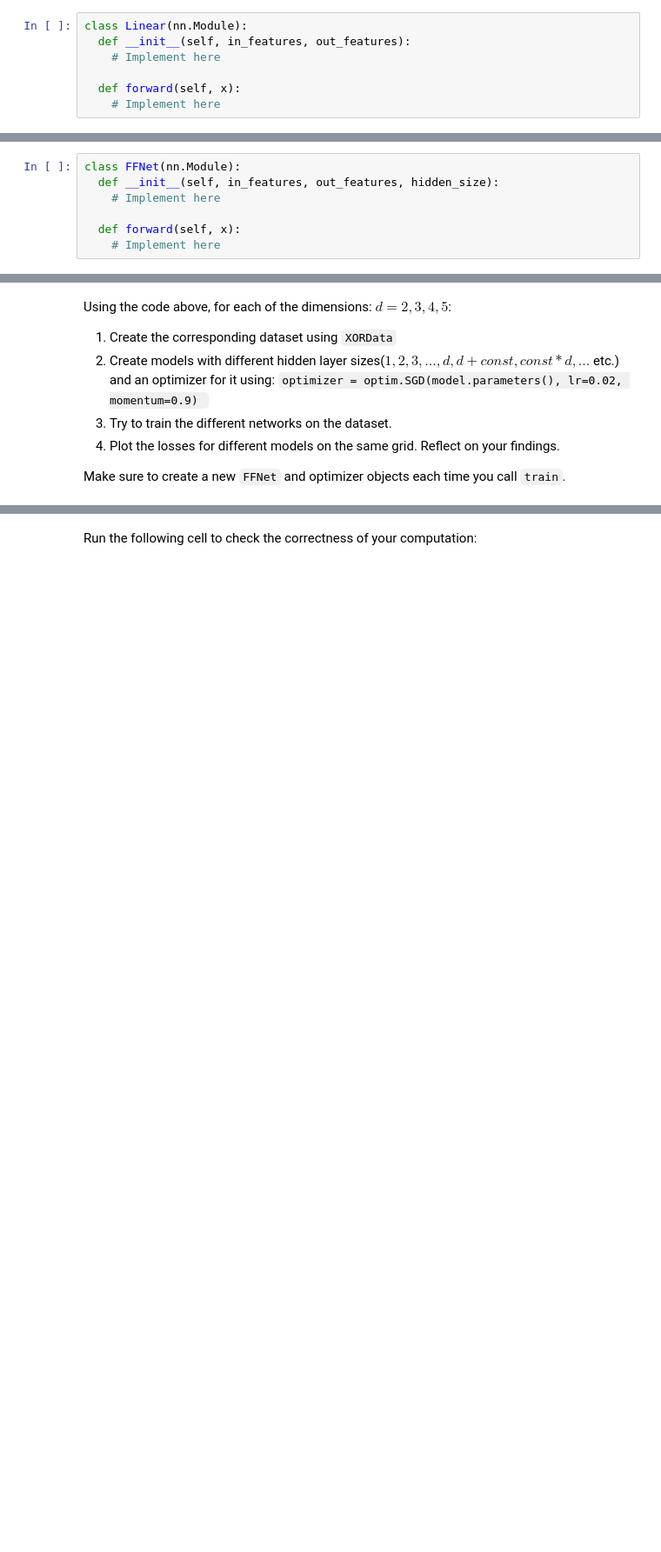
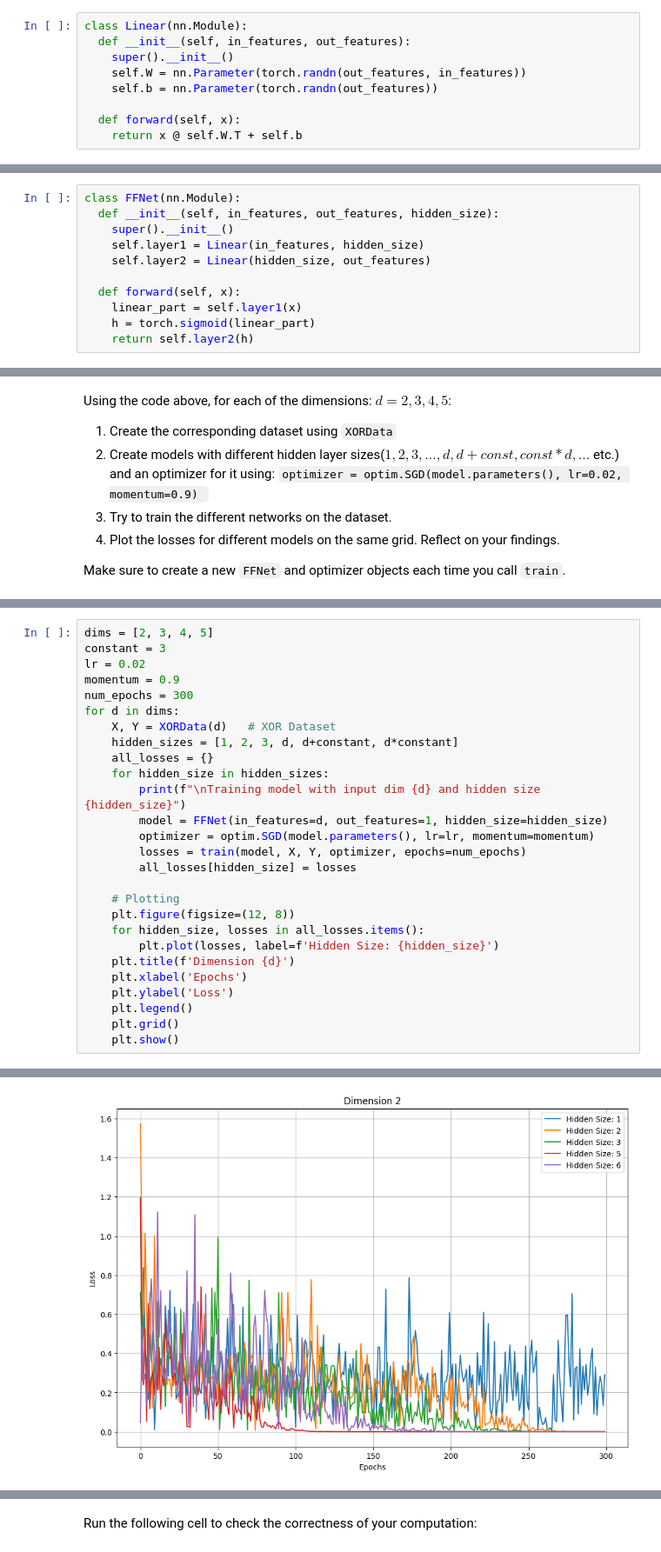
Before and after one commit to aishadahesh/DeepLearning, a Jupyter notebook: hw1/DL_HW1.ipynb, the cells around one changed output, grey strips where cells are left out. Shown at 87% size. Cells and saved outputs as stored; diff of their text form; blank space fills up the shorter version.

```diff
--- a/hw1/DL_HW1.ipynb
+++ b/hw1/DL_HW1.ipynb
@@ -408,10 +408,12 @@ Implement the following:
 # %%
 class Linear(nn.Module):
   def __init__(self, in_features, out_features):
-    # Implement here
+    super().__init__()
+    self.W = nn.Parameter(torch.randn(out_features, in_features))
+    self.b = nn.Parameter(torch.randn(out_features))
 
   def forward(self, x):
-    # Implement here
+    return x @ self.W.T + self.b
 # %% [markdown]
 2. A feedforward neural network:`FFNet(torch.nn.module)`\
 • Use the `Linear` class you implemented to construct a network with `in_features` input size, `out_features` output size, and one hidden layer with `hidden_size` neurons.\
@@ -419,10 +421,14 @@ class Linear(nn.Module):
 # %%
 class FFNet(nn.Module):
   def __init__(self, in_features, out_features, hidden_size):
-    # Implement here
+    super().__init__()
+    self.layer1 = Linear(in_features, hidden_size)
+    self.layer2 = Linear(hidden_size, out_features)
 
   def forward(self, x):
-    # Implement here
+    linear_part = self.layer1(x)
+    h = torch.sigmoid(linear_part)
+    return self.layer2(h)
 # %% [markdown]
 ### Exploring the hidden layer
 In class we discussed the **Universal Approximation Theorem**. The following question will help us to understand how hard it is to find the optimal weight mentioned in the theorem.
@@ -466,0 +468,28 @@ Make sure to create a new `FFNet` and optimizer objects each time you call `trai
+# %%
+dims = [2, 3, 4, 5]
+constant = 3
+lr = 0.02
+momentum = 0.9
+num_epochs = 300
+for d in dims:
+    X, Y = XORData(d)   # XOR Dataset
+    hidden_sizes = [1, 2, 3, d, d+constant, d*constant]
+    all_losses = {}
+    for hidden_size in hidden_sizes:
+        print(f"\nTraining model with input dim {d} and hidden size {hidden_size}")
+        model = FFNet(in_features=d, out_features=1, hidden_size=hidden_size)
+        optimizer = optim.SGD(model.parameters(), lr=lr, momentum=momentum)
+        losses = train(model, X, Y, optimizer, epochs=num_epochs)
+        all_losses[hidden_size] = losses
+
+    # Plotting
+    plt.figure(figsize=(12, 8))
+    for hidden_size, losses in all_losses.items():
+        plt.plot(losses, label=f'Hidden Size: {hidden_size}')
+    plt.title(f'Dimension {d}')
+    plt.xlabel('Epochs')
+    plt.ylabel('Loss')
+    plt.legend()
+    plt.grid()
+    plt.show()
+# %% [output]
@@ -466,0 +513 @@ Make sure to create a new `FFNet` and optimizer objects each time you call `trai
+[figure, added]
```
Also changed, not shown: parts of 8 cells of this notebook.
